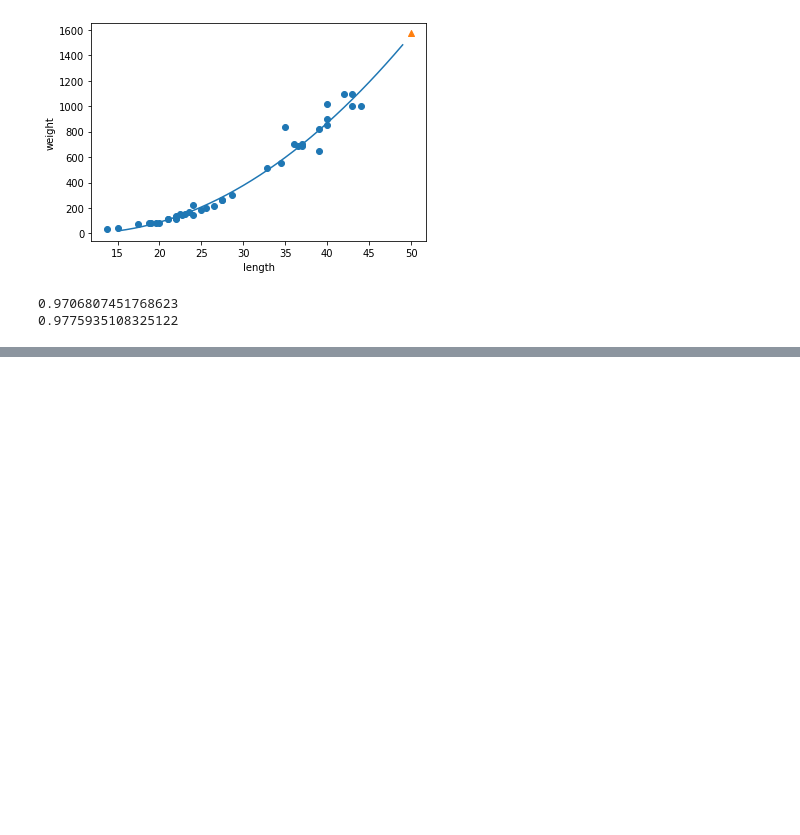
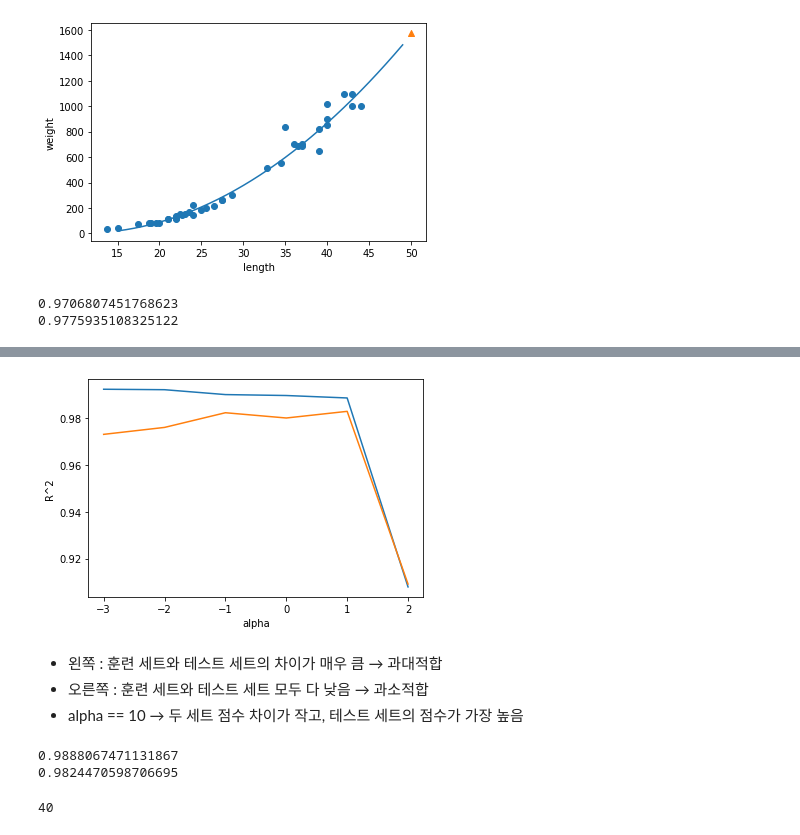
Before and after one commit to jiyun-kong/ML, a Jupyter notebook: ch3_RegressionAlgorithm.ipynb, the cells around one changed output, grey strips where cells are left out. Cells and saved outputs as stored; diff of their text form; code cells hidden in the pictures; blank space fills up the shorter version.

```diff
--- a/ch3_RegressionAlgorithm.ipynb
+++ b/ch3_RegressionAlgorithm.ipynb
@@ -268,0 +485,38 @@ print(lr.score(test_poly, test_target))
+# %%
+# 적절한 alpha 값 찾기 : alpha 값에 대한 score (R^2) 값의 그래프 그려보기
+train_score = []
+test_score = []
+
+alpha_list = [0.001, 0.01, 0.1, 1, 10, 100]
+for alpha in alpha_list:
+  lasso = Lasso(alpha=alpha, max_iter=10000)
+  lasso.fit(train_scaled, train_target)
+  train_score.append(lasso.score(train_scaled, train_target))
+  test_score.append(lasso.score(test_scaled, test_target))
+# %%
+plt.plot(np.log10(alpha_list), train_score)
+plt.plot(np.log10(alpha_list), test_score)
+plt.xlabel('alpha')
+plt.ylabel('R^2')
+plt.show()
+# %% [output]
+[figure, added]
+# %% [markdown]
+- 왼쪽 : 훈련 세트와 테스트 세트의 차이가 매우 큼 → 과대적합
+- 오른쪽 : 훈련 세트와 테스트 세트 모두 다 낮음 → 과소적합
+- alpha == 10 → 두 세트 점수 차이가 작고, 테스트 세트의 점수가 가장 높음
+# %%
+lasso = Lasso(alpha=10)
+lasso.fit(train_scaled, train_target)
+print(lasso.score(train_scaled, train_target))
+print(lasso.score(test_scaled, test_target))
+# %% [output]
+0.9888067471131867
+0.9824470598706695
+# %%
+# 라쏘 회귀 모델에서는 계수 값을 아예 0으로 만들 수 있다.
+# coef_ 값을 0으로 만들어본다.
+print(np.sum(lasso.coef_ == 0))
+# 총 40개의 계수가 0이 되었다. 55개의 특성 중에서 15개의 특성만이 사용되었다는 것을 의미한다.
+# %% [output]
+40
```
Also changed, not shown: parts of 31 cells of this notebook.
